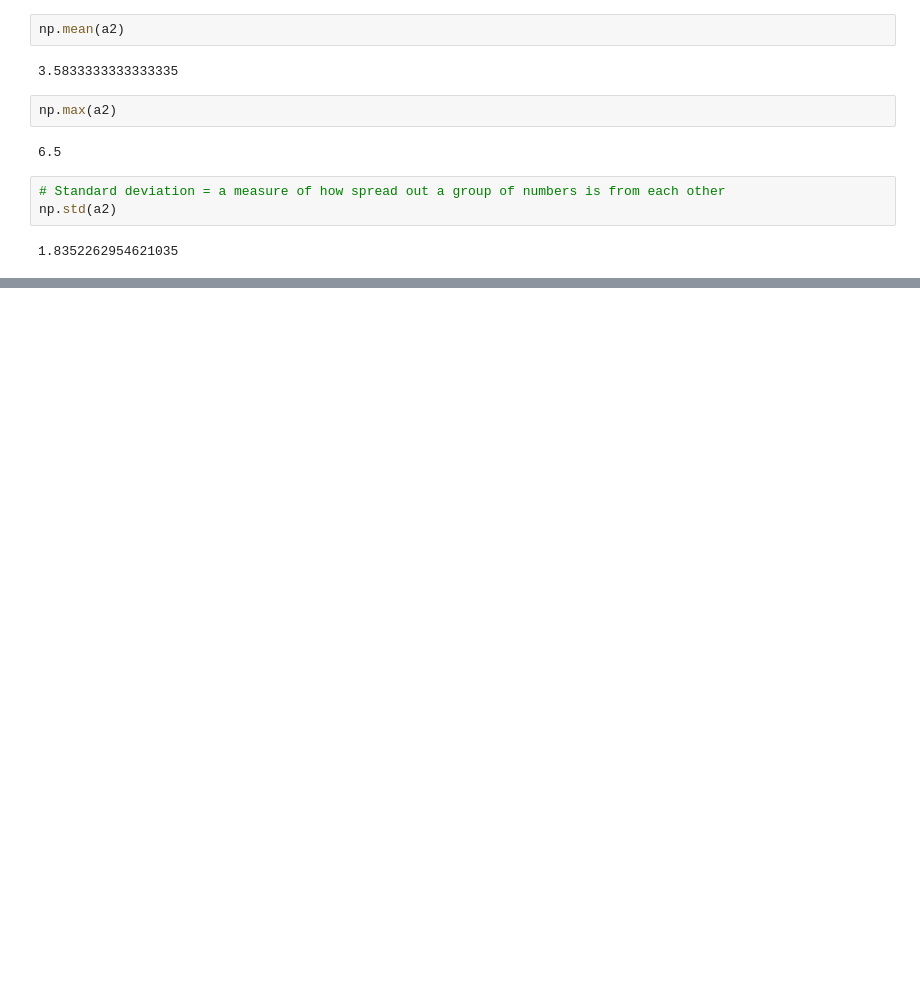
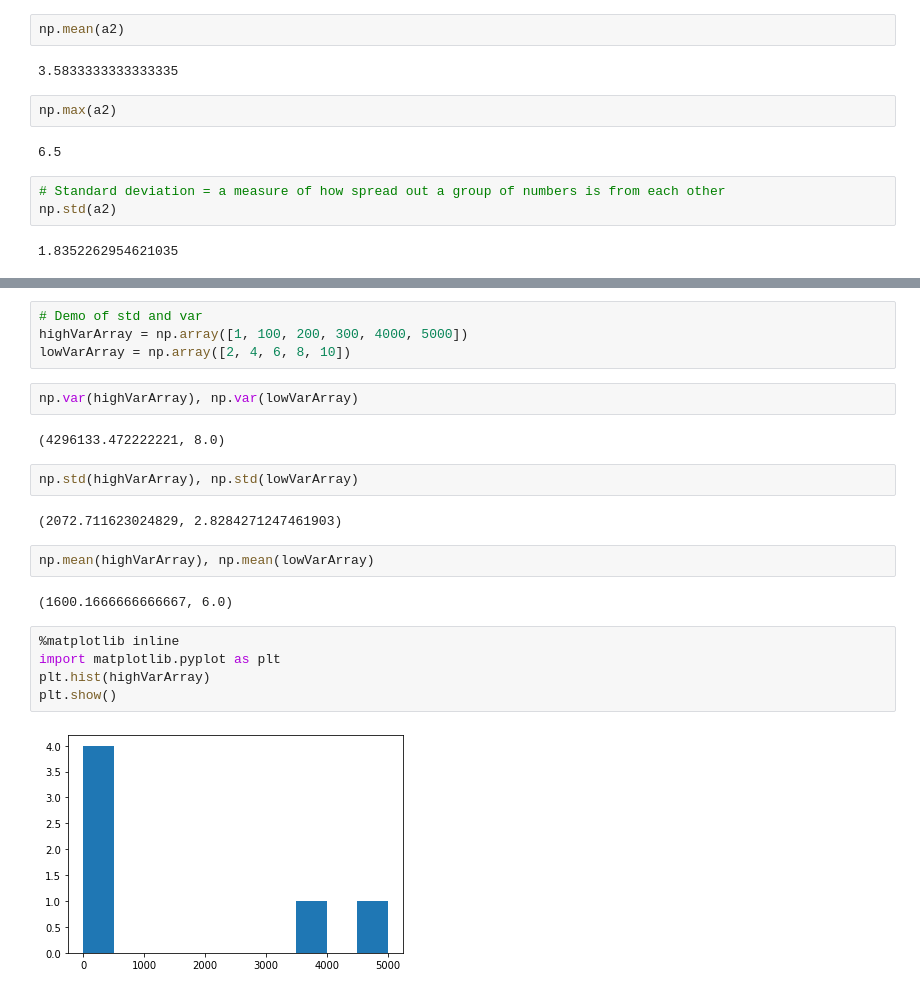
Before and after one commit to akshatz/dataScienceTutorial, a Jupyter notebook: introductionToNumpy.ipynb, the cells around one changed output, grey strips where cells are left out. Saved outputs shown, nothing was run; the diff lists cells and outputs as text; blank space fills up the shorter version.

```diff
--- a/introductionToNumpy.ipynb
+++ b/introductionToNumpy.ipynb
@@ -391,0 +392,23 @@ np.sqrt(np.var(a2))
+# %%
+# Demo of std and var
+highVarArray = np.array([1, 100, 200, 300, 4000, 5000])
+lowVarArray = np.array([2, 4, 6, 8, 10])
+# %%
+np.var(highVarArray), np.var(lowVarArray)
+# %% [output]
+(4296133.472222221, 8.0)
+# %%
+np.std(highVarArray), np.std(lowVarArray)
+# %% [output]
+(2072.711623024829, 2.8284271247461903)
+# %%
+np.mean(highVarArray), np.mean(lowVarArray)
+# %% [output]
+(1600.1666666666667, 6.0)
+# %%
+%matplotlib inline
+import matplotlib.pyplot as plt
+plt.hist(highVarArray)
+plt.show()
+# %% [output]
+[figure, added]
```
Also changed, not shown: parts of 3 cells of this notebook.
